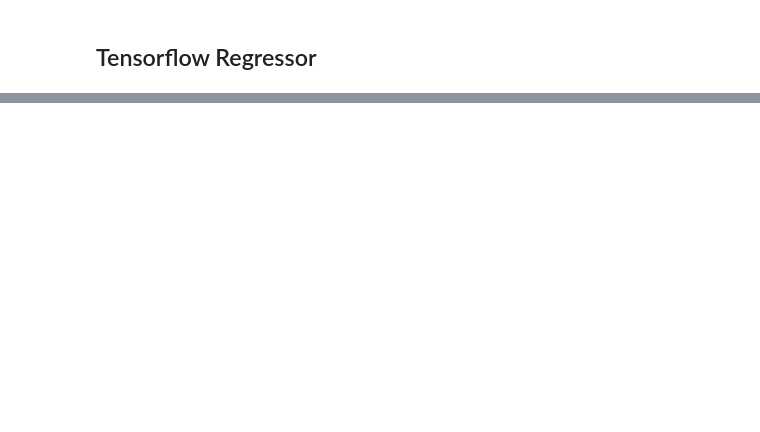
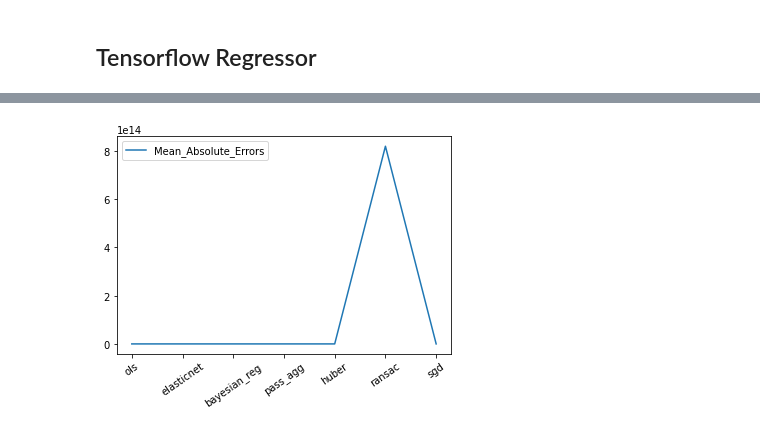
Before and after one commit to PatrikWagnerUK/insurance_cltv_model, a Jupyter notebook: cltv_modelling.ipynb, the cells around one changed output, grey strips where cells are left out. Cells and saved outputs as stored; diff of their text form; code cells hidden in the pictures; blank space fills up the shorter version.

```diff
--- a/cltv_modelling.ipynb
+++ b/cltv_modelling.ipynb
@@ -120,3 +122,5 @@ Data columns (total 23 columns):
  22  effective_to_year              9134 non-null   string
 dtypes: float64(1), int64(6), object(14), string(2)
 memory usage: 1.6+ MB
+# %%
+X = X.drop('Monthly Premium Auto', axis=1)
@@ -403,0 +477,9 @@ regr_tf.compile(optimizer=opt, loss='mse', metrics=[tf.keras.metrics.MeanAbsolut
+# %%
+test_scores = pd.DataFrame({'ols': ols_mae,
+'elasticnet': model_enet_mae,
+'bayesian_reg': bayreg_mae,
+'pass_agg': passreg_mae,
+'huber': huber_mae,
+'ransac' : ransac_mae,
+'sgd' : sgd_mae},
+index=['Mean_Absolute_Errors'])
@@ -403,0 +491,8 @@ regr_tf.compile(optimizer=opt, loss='mse', metrics=[tf.keras.metrics.MeanAbsolut
+# %%
+test_scores = test_scores.T
+# %%
+test_scores.plot()
+plt.xticks(rotation=35)
+plt.show()
+# %% [output]
+[figure, added]
```
Also changed, not shown: parts of 30 cells of this notebook.
